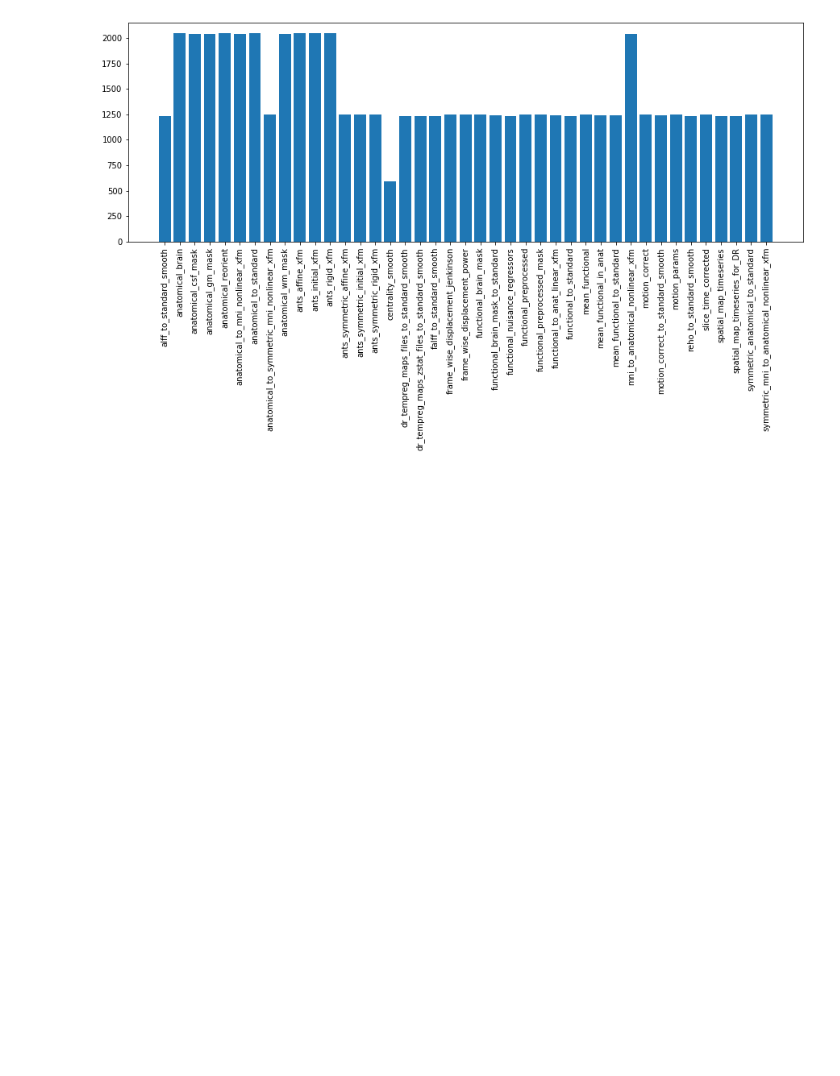
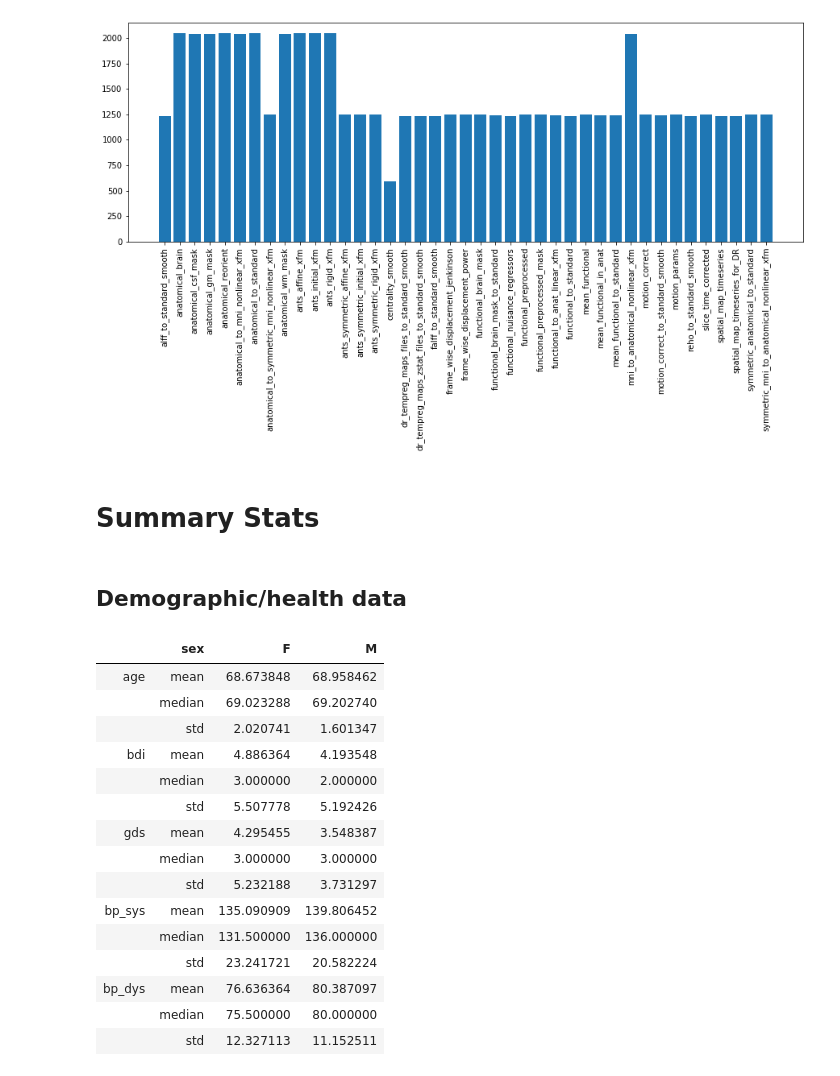
Before and after one commit to tbweng/rocklandsample-summary, a Jupyter notebook: stats.ipynb, the cells around one changed output. Saved outputs shown, nothing was run; the diff lists cells and outputs as text; code cells hidden in the pictures; blank space fills up the shorter version.

Commit message:
summary stats

```diff
--- a/stats.ipynb
+++ b/stats.ipynb
@@ -259,3 +412,35 @@ plt.show()
 # %%
 with open('derivs.pkl', 'wb') as f:
     pickle.dump(derivs, f)
+# %% [markdown]
+# Summary Stats
+# %% [markdown]
+## Demographic/health data
+# %%
+df[(df.age > 25) & df.session.str.startswith('BAS')] \
+    .groupby('sex') \
+    .agg({
+        'age': ['mean', 'median', 'std'],
+        'bdi': ['mean', 'median','std'],
+        'gds': ['mean', 'median','std'],
+        'bp_sys': ['mean', 'median','std'],
+        'bp_dys': ['mean', 'median','std'],
+    }) \
+    .transpose()
+# %% [output]
+|  | sex | F | M |
+| age | mean | 68.673848 | 68.958462 |
+|  | median | 69.023288 | 69.202740 |
+|  | std | 2.020741 | 1.601347 |
+| bdi | mean | 4.886364 | 4.193548 |
+|  | median | 3.000000 | 2.000000 |
+|  | std | 5.507778 | 5.192426 |
+| gds | mean | 4.295455 | 3.548387 |
+|  | median | 3.000000 | 3.000000 |
+|  | std | 5.232188 | 3.731297 |
+| bp_sys | mean | 135.090909 | 139.806452 |
+|  | median | 131.500000 | 136.000000 |
+|  | std | 23.241721 | 20.582224 |
+| bp_dys | mean | 76.636364 | 80.387097 |
+|  | median | 75.500000 | 80.000000 |
+|  | std | 12.327113 | 11.152511 |
```
Also changed, not shown: parts of 22 cells of this notebook.
